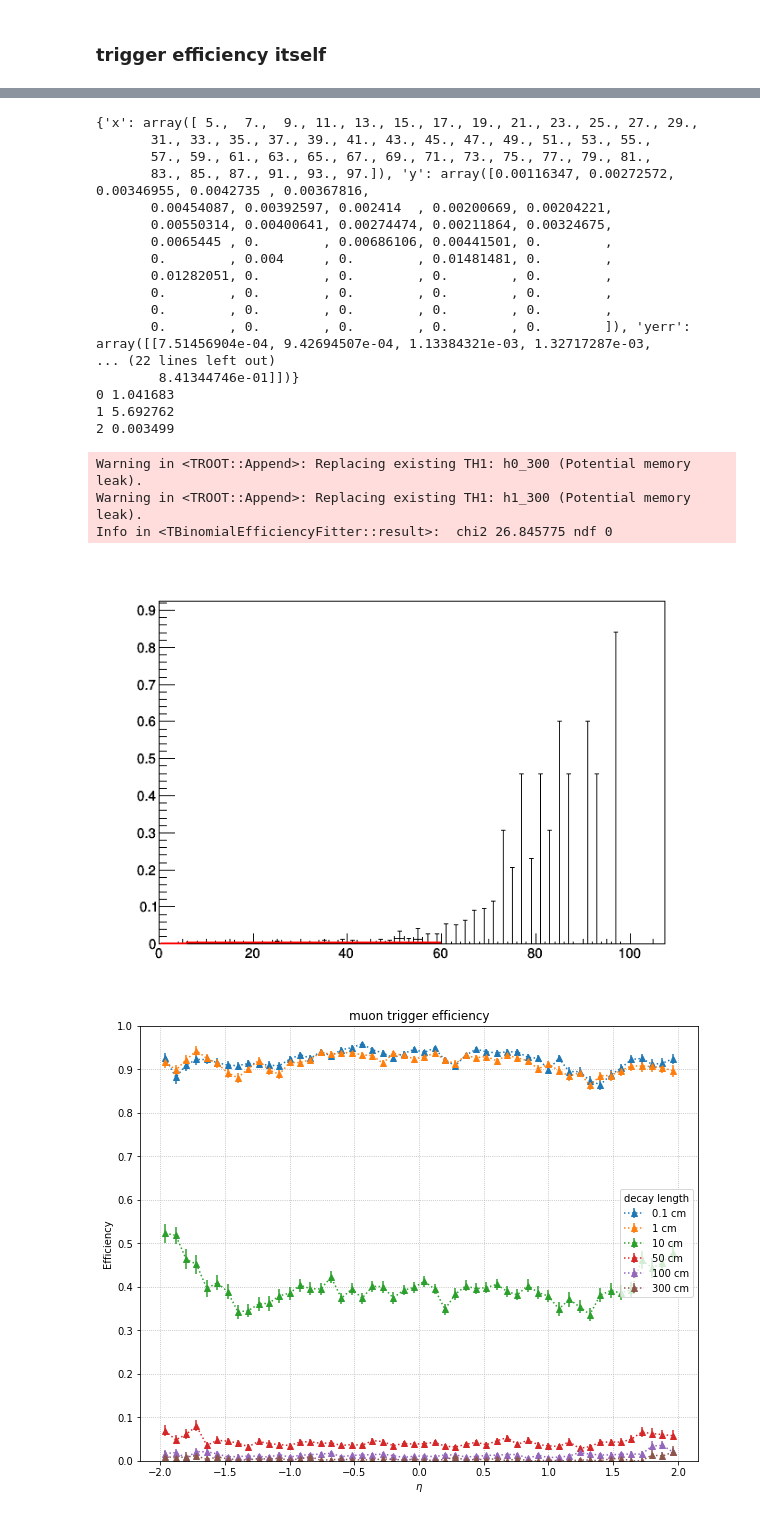
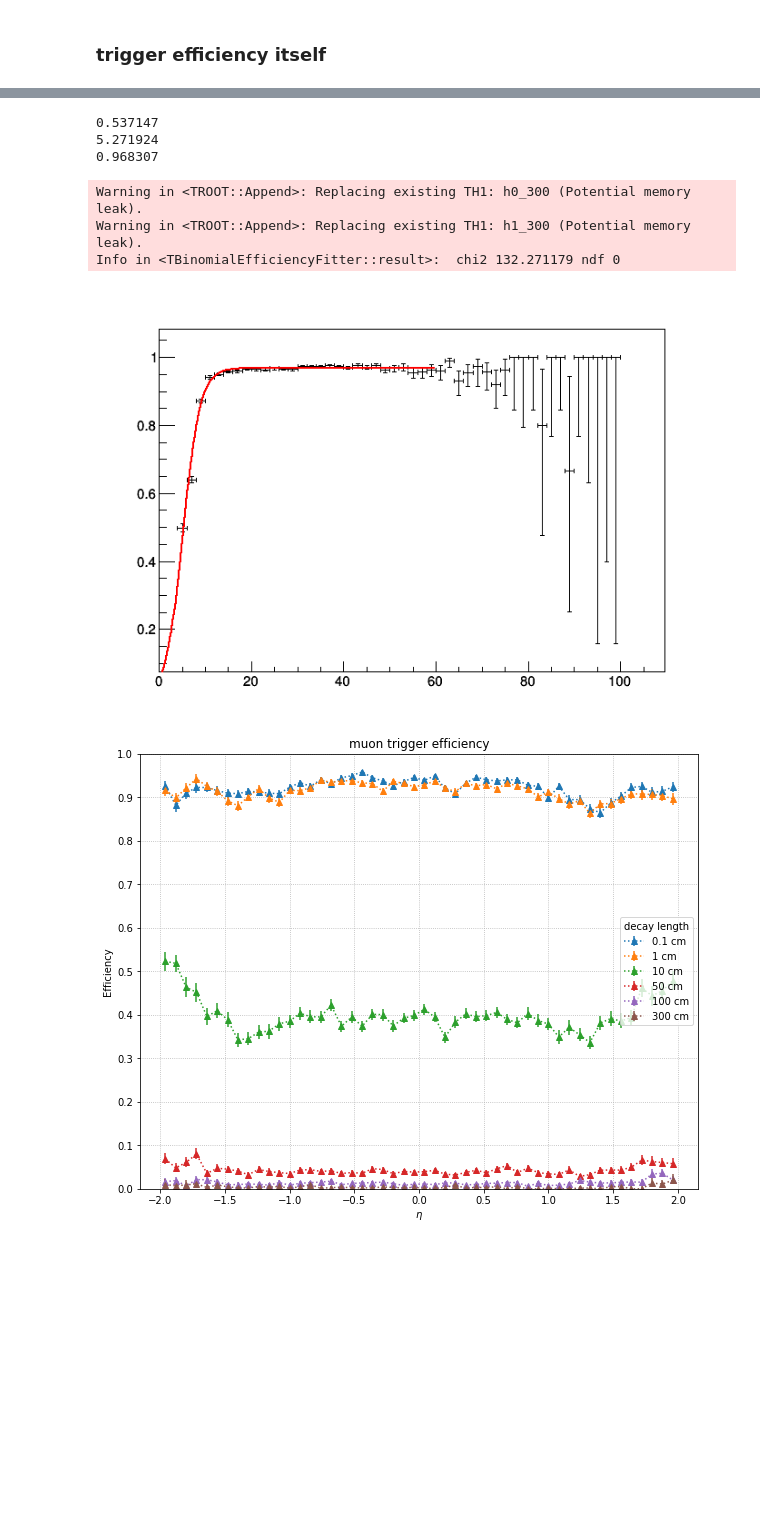
Before and after one commit to afrankenthal/iDM-analysis-plotting, a Jupyter notebook: trigMuEfficiency.ipynb, the cells around one changed output, grey strips where cells are left out. Cells and saved outputs as stored; diff of their text form; code cells hidden in the pictures; blank space fills up the shorter version.

```diff
--- a/trigMuEfficiency.ipynb
+++ b/trigMuEfficiency.ipynb
@@ -211,57 +216,43 @@ Info in <TBinomialEfficiencyFitter::result>:  chi2 26.845775 ndf 0
 # %%
 c = ROOT.TCanvas()
 
-t = trees[300]
+t = trees[0.1]
 d = t.array('pt')
 start = d.starts
 denom = d.content[start+2]
 fd = t.array('fired')
 numer = d.content[start[fd]+2]
 
 h0 = ROOT.TH1F(f'h0_{k}', '', 50, 0, 100)
 h1 = ROOT.TH1F(f'h1_{k}', '', 50, 0, 100)
 for x in np.nditer(denom): h0.Fill(x)
 for x in np.nditer(numer): h1.Fill(x)
 
 eff = ROOT.TEfficiency(h1, h0)
 
-print(extract_teffi(eff))
+# print(extract_teffi(eff))
 
 eff.Draw()
 
 # myfit = ROOT.TF1('myfit_', '[2]/(1+exp(-[0]*(x-[1]))) + [3]', 0, 60)
 myfit = ROOT.TF1('myfit_', '[2]/(1+exp(-[0]*(x-[1])))', 0, 60)
 
-myfit.SetParameters(0.02, 5, 0.005)
+myfit.SetParameters(0.2, 5, 0.9)
 eff.Fit(myfit)
 
 c.Draw()
 
 for i in range(3):
-    print(i, '%.6f'%myfit.GetParameter(i))
+    print('%.6f'%myfit.GetParameter(i))
 # print(myfit.GetParameter(2)+ myfit.GetParameter(3))
 # %% [output]
-{'x': array([ 5.,  7.,  9., 11., 13., 15., 17., 19., 21., 23., 25., 27., 29.,
-       31., 33., 35., 37., 39., 41., 43., 45., 47., 49., 51., 53., 55.,
-       57., 59., 61., 63., 65., 67., 69., 71., 73., 75., 77., 79., 81.,
-       83., 85., 87., 91., 93., 97.]), 'y': array([0.00116347, 0.00272572, 0.00346955, 0.0042735 , 0.00367816,
-       0.00454087, 0.00392597, 0.002414  , 0.00200669, 0.00204221,
-       0.00550314, 0.00400641, 0.00274474, 0.00211864, 0.00324675,
-       0.0065445 , 0.        , 0.00686106, 0.00441501, 0.        ,
-       0.        , 0.004     , 0.        , 0.01481481, 0.        ,
-       0.01282051, 0.        , 0.        , 0.        , 0.        ,
-       0.        , 0.        , 0.        , 0.        , 0.        ,
-       0.        , 0.        , 0.        , 0.        , 0.        ,
-       0.        , 0.        , 0.        , 0.        , 0.        ]), 'yerr': array([[7.51456904e-04, 9.42694507e-04, 1.13384321e-03, 1.32717287e-03,
-... (22 lines left out)
-        8.41344746e-01]])}
-0 1.041683
-1 5.692762
-2 0.003499
+0.537147
+5.271924
+0.968307
 Warning in <TROOT::Append>: Replacing existing TH1: h0_300 (Potential memory leak).
 Warning in <TROOT::Append>: Replacing existing TH1: h1_300 (Potential memory leak).
-Info in <TBinomialEfficiencyFitter::result>:  chi2 26.845775 ndf 0
+Info in <TBinomialEfficiencyFitter::result>:  chi2 132.271179 ndf 0
-[figure, old version]
+[figure, new version]
 # %%
 fig,ax = plt.subplots(figsize=(10,8))
 
```
Also changed, not shown: parts of 1 cell of this notebook, 1 other file.
